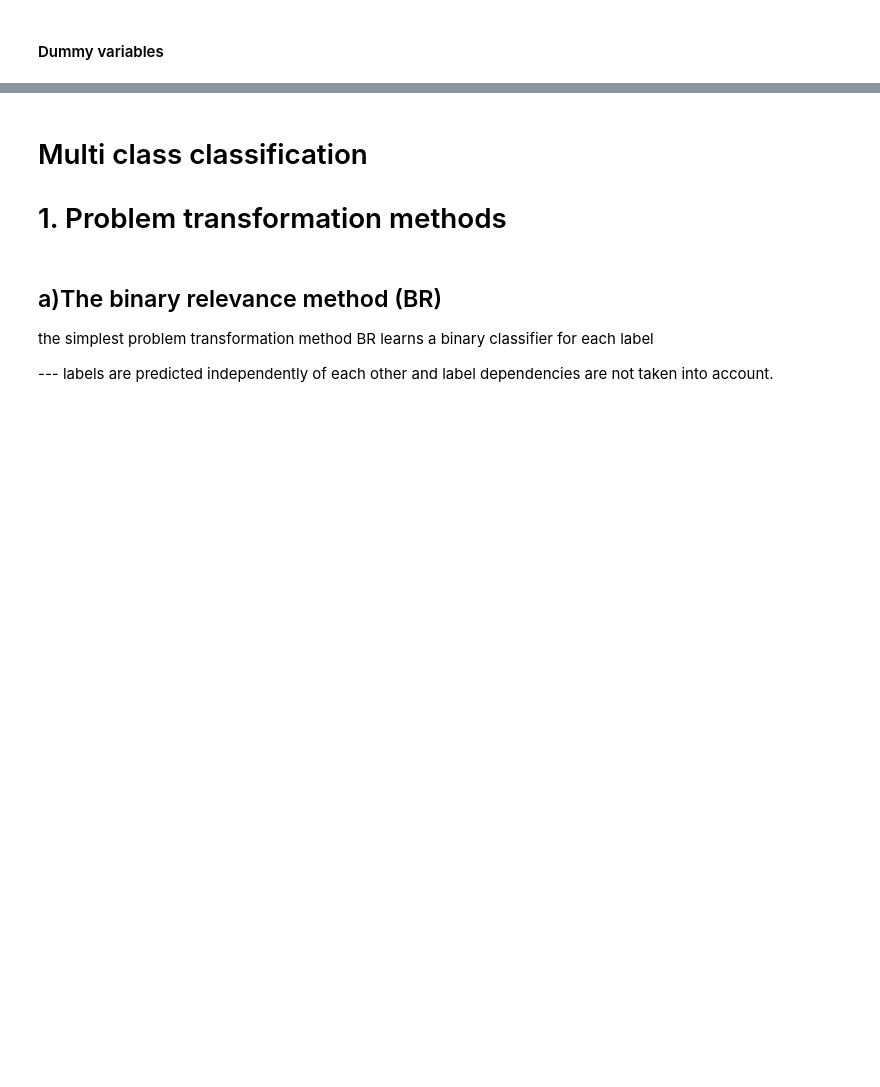
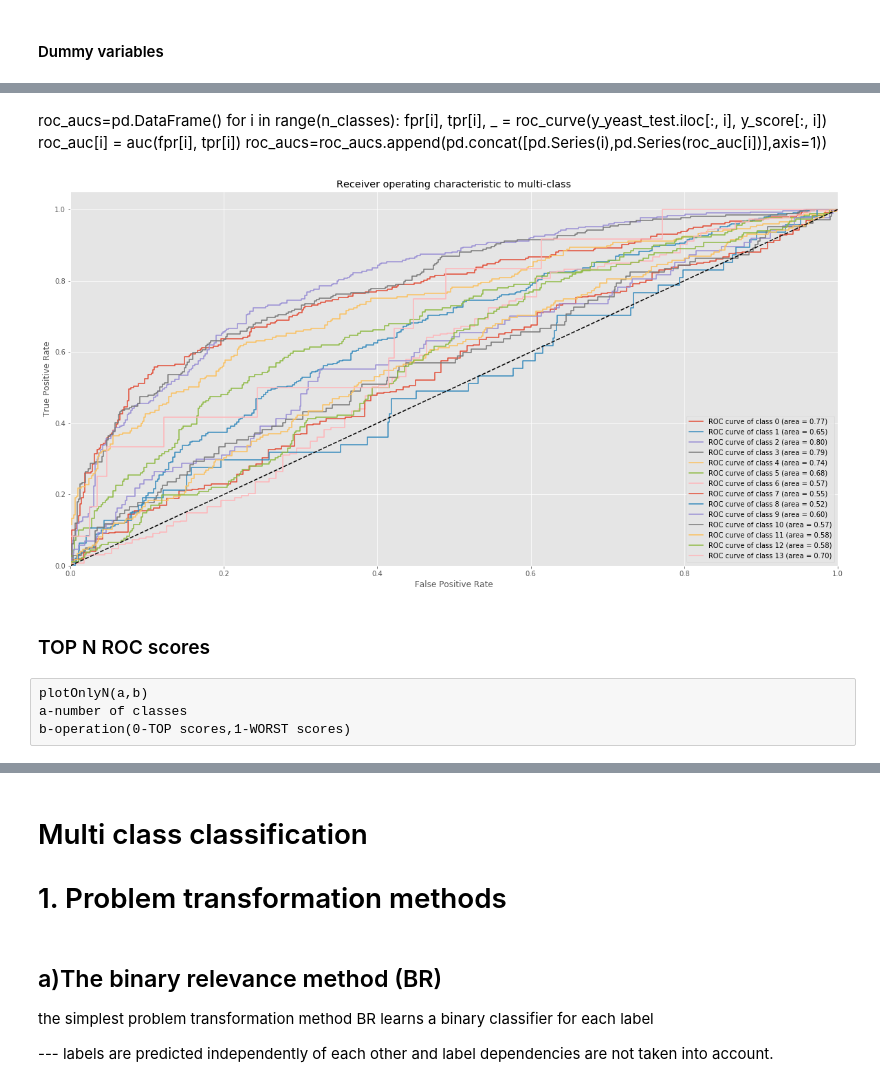
Before and after one commit to dusicastepic/Multi-label-classification-, a Jupyter notebook: MLC - proba.ipynb, the cells around one changed output, grey strips where cells are left out. Cells and saved outputs as stored; diff of their text form; code cells hidden in the pictures; blank space fills up the shorter version.

```diff
--- a/MLC - proba.ipynb
+++ b/MLC - proba.ipynb
@@ -157,0 +225,5 @@ for i in range(student_dummies.columns.get_loc("G1"),student_dummies.columns.get
+# %%
+#yeast.loc[:,[yeast.iloc[:,0], yeast.iloc[:,1]]]
+y_yeast=yeast.loc[:,"Class1":"Class14"]
+# %%
+x_yeast=yeast.drop(y_yeast,axis=1)
@@ -157,0 +235,4 @@ for i in range(student_dummies.columns.get_loc("G1"),student_dummies.columns.get
+# %%
+classifier = BinaryRelevance(RandomForestClassifier())
+classifier.fit(x_yeast_train, y_yeast_train)
+predictions = classifier.predict(x_yeast_test)
@@ -157,0 +293,57 @@ for i in range(student_dummies.columns.get_loc("G1"),student_dummies.columns.get
+# %%
+#from sklearn.metrics import confusion_matrix
+#from sklearn.model_selection import cross_val_score
+#from sklearn.model_selection import GridSearchCV
+import matplotlib.pyplot as plt
+plt.style.use('ggplot')
+%matplotlib inline
+# %% [markdown]
+roc_aucs=pd.DataFrame()
+for i in range(n_classes):
+    fpr[i], tpr[i], _ = roc_curve(y_yeast_test.iloc[:, i], y_score[:, i])
+    roc_auc[i] = auc(fpr[i], tpr[i])
+    roc_aucs=roc_aucs.append(pd.concat([pd.Series(i),pd.Series(roc_auc[i])],axis=1))
+# %%
+X = x_yeast_train
+y = y_yeast_train
+plt.figure(figsize=(20,10))
+
+
+# Binarize the output
+y = label_binarize(y, classes=y_yeast_train.columns)
+n_classes = y.shape[1]
+
+classifier = OneVsRestClassifier(svm.SVC(kernel='linear', probability=True,
+                                 random_state=43))
+y_score = classifier.fit(x_yeast_train, y_yeast_train).decision_function(x_yeast_test)
+
+# Compute ROC curve and ROC area for each class
+fpr = dict()
+tpr = dict()
+roc_auc = dict()
+for i in range(n_classes):
+    fpr[i], tpr[i], _ = roc_curve(y_yeast_test.iloc[:, i], y_score[:, i])
+    roc_auc[i] = auc(fpr[i], tpr[i])
+
+
+
+
+# Plot ROC curve
+#plt.figure()
+#plt.plot(fpr["micro"], tpr["micro"],
+ #        label='micro-average ROC curve (area = {0:0.2f})'
+  #             ''.format(roc_auc["micro"]))
+for i in range(n_classes):
+    plt.plot(fpr[i], tpr[i], label='ROC curve of class {0} (area = {1:0.2f})'
+                                   ''.format(i, roc_auc[i]))
+
+plt.plot([0, 1], [0, 1], 'k--')
+plt.xlim([0.0, 1.0])
+plt.ylim([0.0, 1.05])
+plt.xlabel('False Positive Rate')
+plt.ylabel('True Positive Rate')
+plt.title('Receiver operating characteristic to multi-class')
+plt.legend(loc="lower right")
+plt.show()
+# %% [output]
+[figure, added]
@@ -157,0 +426,6 @@ for i in range(student_dummies.columns.get_loc("G1"),student_dummies.columns.get
+# %% [markdown]
+### TOP N ROC scores
+# %% [raw]
+plotOnlyN(a,b)
+a-number of classes
+b-operation(0-TOP scores,1-WORST scores)
```
Also changed, not shown: parts of 119 cells of this notebook.
